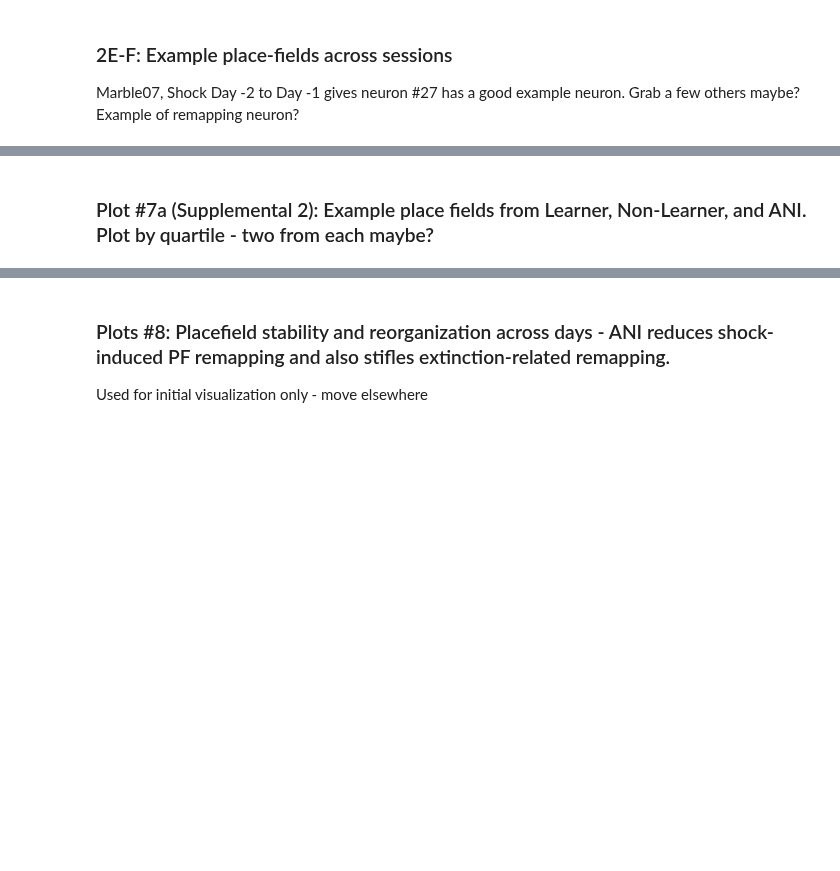
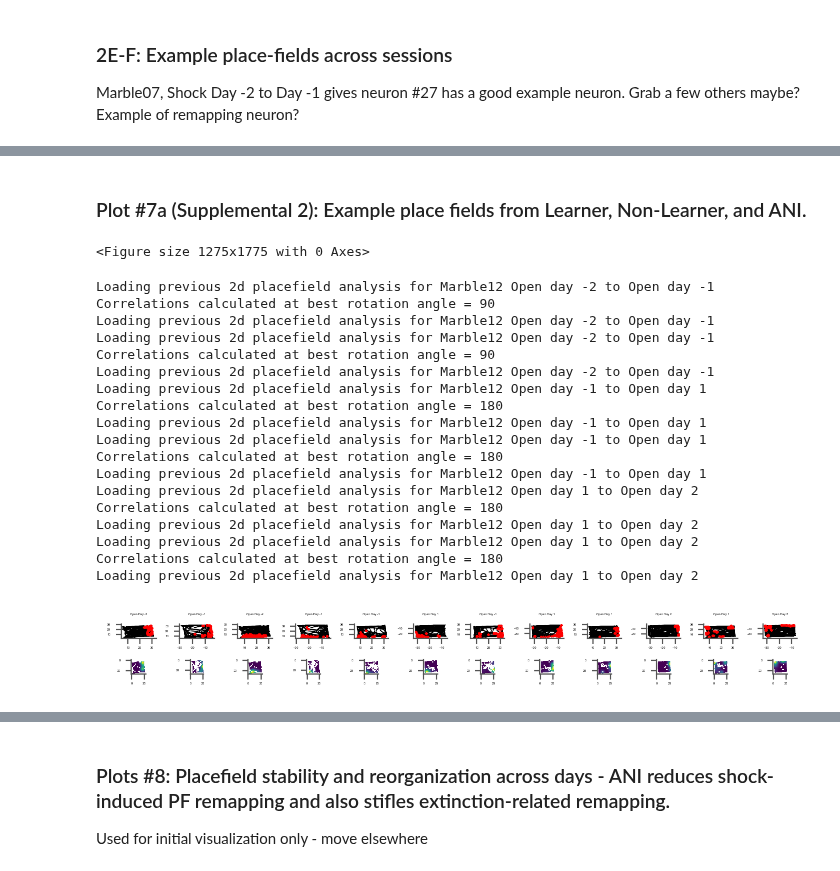
Before and after one commit to nkinsky/Eraser, a Jupyter notebook: Notebooks/Figure2_and_S4-5.ipynb, the cells around one changed output, grey strips where cells are left out. Saved outputs shown, nothing was run; the diff lists cells and outputs as text; code cells hidden in the pictures; blank space fills up the shorter version.

```diff
--- a/Notebooks/Figure2_and_S4-5.ipynb
+++ b/Notebooks/Figure2_and_S4-5.ipynb
@@ -538,2 +549,57 @@ PFS1.pfplot(nneuron, ax=axp2, linewidth=0.5, markersize=1.0)
 # %% [markdown]
-### Plot #7a (Supplemental 2): Example place fields from Learner, Non-Learner, and ANI. Plot by quartile - two from each maybe?
+### Plot #7a (Supplemental 2): Example place fields from Learner, Non-Learner, and ANI.
+# %%
+FigPFexamples = Fig(num="Supp Fig PF examples", grid=(12, 6), size=(6.375, 8.875), fontsize=2, constrained_layout=False)
+mouse_dict = {"Marble12": {"Open": {"before": [3, 36], "before_after": [9, 29], 'after': [3, 12]}}}
+# mouse_name, arena_dict = mouse_dict.items()
+df_list = []
+for mouse_name, arena_dict in mouse_dict.items():
+    for arena_name, epoch_dict in arena_dict.items():
+        for epoch_name, neurons in epoch_dict.items():
+            df_list.append(pd.DataFrame({"mouse": mouse_name, "arena": arena_name, "epoch": epoch_name, "neuron": neurons}))
+
+df_use = pd.concat(df_list).reset_index()
+df_use
+# arena_dict.items()
+# pd.DataFrame({
+FigPFexamples.fig
+# %% [output]
+<Figure size 1275x1775 with 0 Axes>
+# %%
+# Learner with high stability Before and After but remapping in shock = Marble12 extinction with remapping in shock arena
+# Plot two cells from each epoch for 12 total?
+day_lookup = {"before": [-2, -1], "before_after": [-1, 1], "after": [1, 2]}
+for idr, row in df_use.iterrows():
+    gs_pf_subfig = FigPFexamples.subplot2grid(subplot_spec=FigPFexamples.gs[0, idr], grid=(2,2))
+    axp2 = []
+    for i in range(2):
+        for j in range(2):
+            axp2.append(FigPFexamples.fig.add_subplot(gs_pf_subfig[i, j]))
+    axp2 = np.array(axp2).reshape(2,2)
+    day1, day2 = day_lookup[row.epoch]
+    pfo = pfs.PFCombineObject(row.mouse, row.arena, day1, row.arena, day2, best_rot=True)
+    pfo.pfplot(row.neuron, ax=axp2, best_rot=True, linewidth=0.5, markersize=1.0)
+    for a in axp2.reshape(-1):
+        a.axis('on')
+
+FigPFexamples.fig
+# %% [output]
+Loading previous 2d placefield analysis for Marble12 Open day -2 to Open day -1
+Correlations calculated at best rotation angle = 90
+Loading previous 2d placefield analysis for Marble12 Open day -2 to Open day -1
+Loading previous 2d placefield analysis for Marble12 Open day -2 to Open day -1
+Correlations calculated at best rotation angle = 90
+Loading previous 2d placefield analysis for Marble12 Open day -2 to Open day -1
+Loading previous 2d placefield analysis for Marble12 Open day -1 to Open day 1
+Correlations calculated at best rotation angle = 180
+Loading previous 2d placefield analysis for Marble12 Open day -1 to Open day 1
+Loading previous 2d placefield analysis for Marble12 Open day -1 to Open day 1
+Correlations calculated at best rotation angle = 180
+Loading previous 2d placefield analysis for Marble12 Open day -1 to Open day 1
+Loading previous 2d placefield analysis for Marble12 Open day 1 to Open day 2
+Correlations calculated at best rotation angle = 180
+Loading previous 2d placefield analysis for Marble12 Open day 1 to Open day 2
+Loading previous 2d placefield analysis for Marble12 Open day 1 to Open day 2
+Correlations calculated at best rotation angle = 180
+Loading previous 2d placefield analysis for Marble12 Open day 1 to Open day 2
+[figure, added]
```
Also changed, not shown: parts of 79 cells of this notebook, 1 other file.
